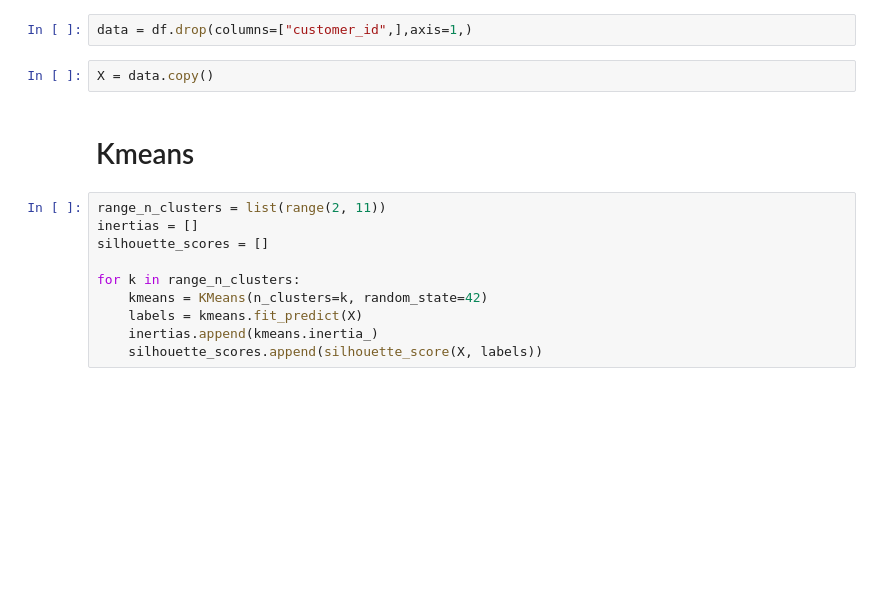
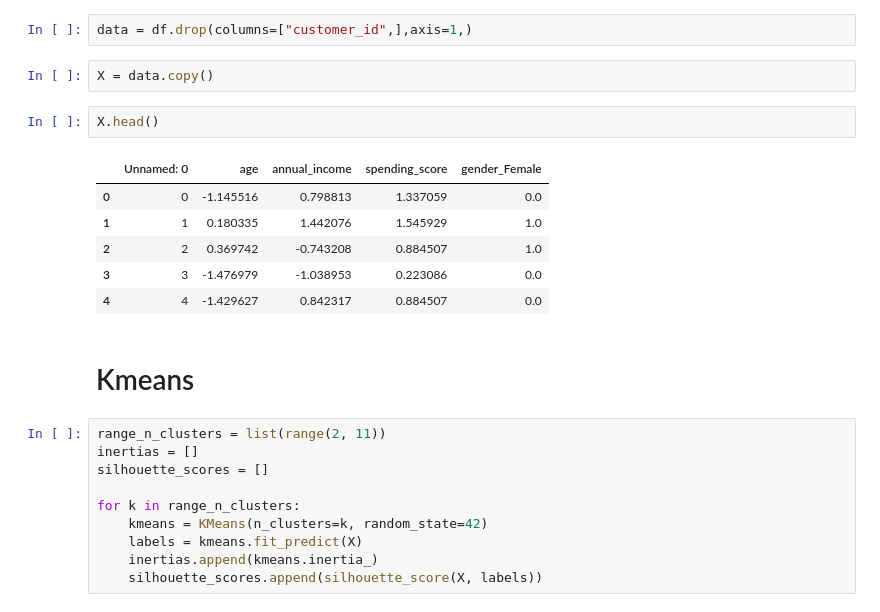
Before and after one commit to Avcuongy/Affinity-Propagation-ML-UEH, a Jupyter notebook: Notebooks/Affinity Propagation/2_AP_Default.ipynb, the cells around one changed output. Saved outputs shown, nothing was run; the diff lists cells and outputs as text; blank space fills up the shorter version.

```diff
--- a/Notebooks/Affinity Propagation/2_AP_Default.ipynb
+++ b/Notebooks/Affinity Propagation/2_AP_Default.ipynb
@@ -41,6 +41,15 @@ df.head()
 data = df.drop(columns=["customer_id",],axis=1,)
 # %%
 X = data.copy()
+# %%
+X.head()
+# %% [output]
+|  | Unnamed: 0 | age | annual_income | spending_score | gender_Female |
+| 0 | 0 | -1.145516 | 0.798813 | 1.337059 | 0.0 |
+| 1 | 1 | 0.180335 | 1.442076 | 1.545929 | 1.0 |
+| 2 | 2 | 0.369742 | -0.743208 | 0.884507 | 1.0 |
+| 3 | 3 | -1.476979 | -1.038953 | 0.223086 | 0.0 |
+| 4 | 4 | -1.429627 | 0.842317 | 0.884507 | 0.0 |
 # %% [markdown]
 # Kmeans
 # %%
```
Also changed, not shown: parts of 11 cells of this notebook, 6 other files.
